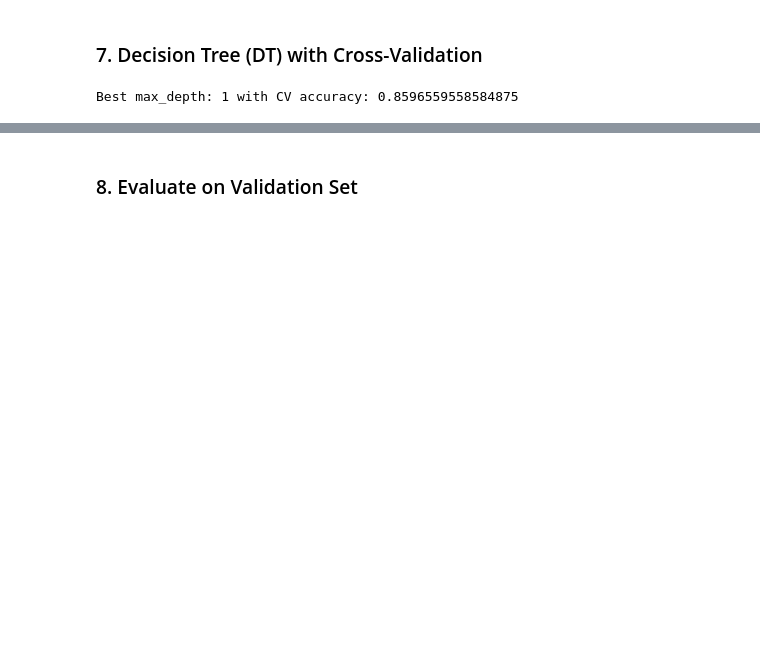
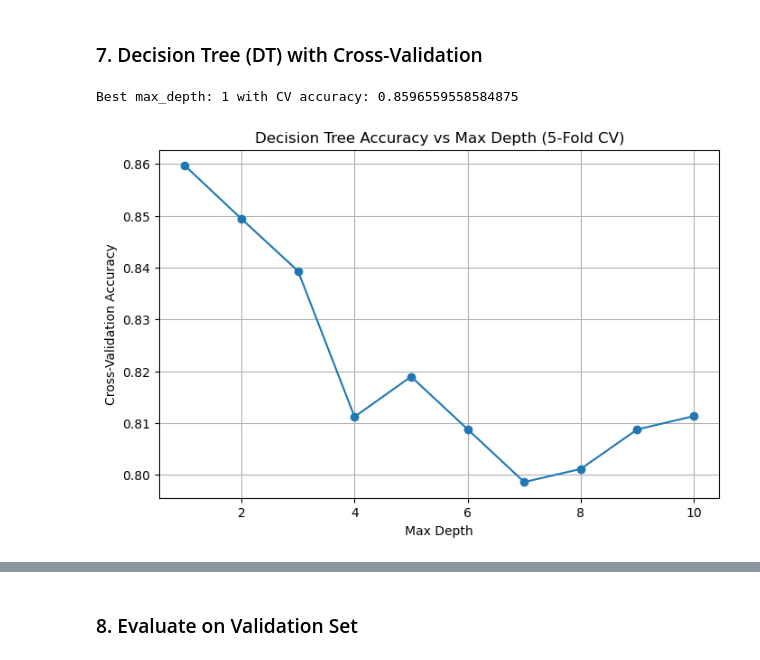
Before and after one commit to Hailegiorgisy/Credit_card_assignment, a Jupyter notebook: credit_card_analysis.ipynb, the cells around one changed output, grey strips where cells are left out. Cells and saved outputs as stored; diff of their text form; code cells hidden in the pictures; blank space fills up the shorter version.

```diff
--- a/credit_card_analysis.ipynb
+++ b/credit_card_analysis.ipynb
@@ -172,3 +186,14 @@ best_depth = depth_values[np.argmax(dt_scores)]
 print("Best max_depth:", best_depth, "with CV accuracy:", max(dt_scores))
 # %% [output]
 Best max_depth: 1 with CV accuracy: 0.8596559558584875
+# %%
+# Plot DT model performance vs max_depth
+plt.figure(figsize=(8, 5))
+plt.plot(depth_values, dt_scores, marker='o')
+plt.title("Decision Tree Accuracy vs Max Depth (5-Fold CV)")
+plt.xlabel("Max Depth")
+plt.ylabel("Cross-Validation Accuracy")
+plt.grid(True)
+plt.show()
+# %% [output]
+[figure, added]
```
Also changed, not shown: parts of 14 cells of this notebook.
